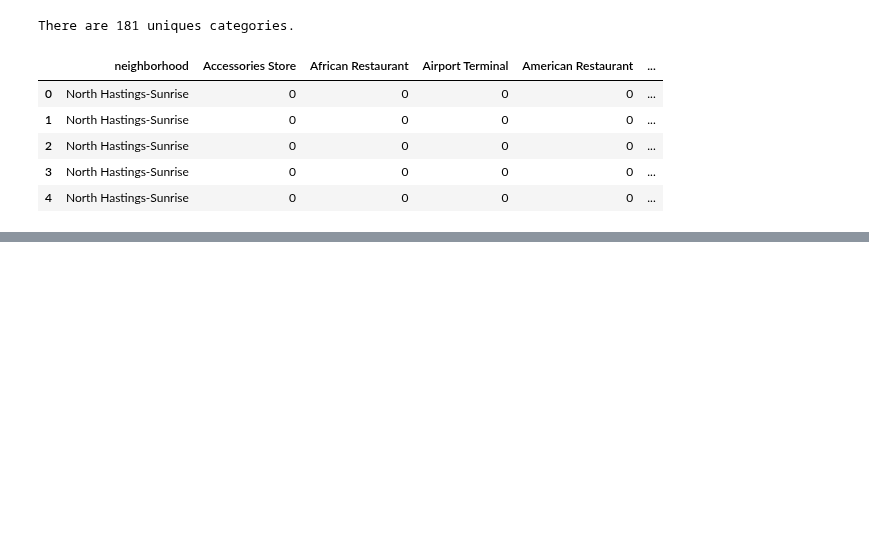
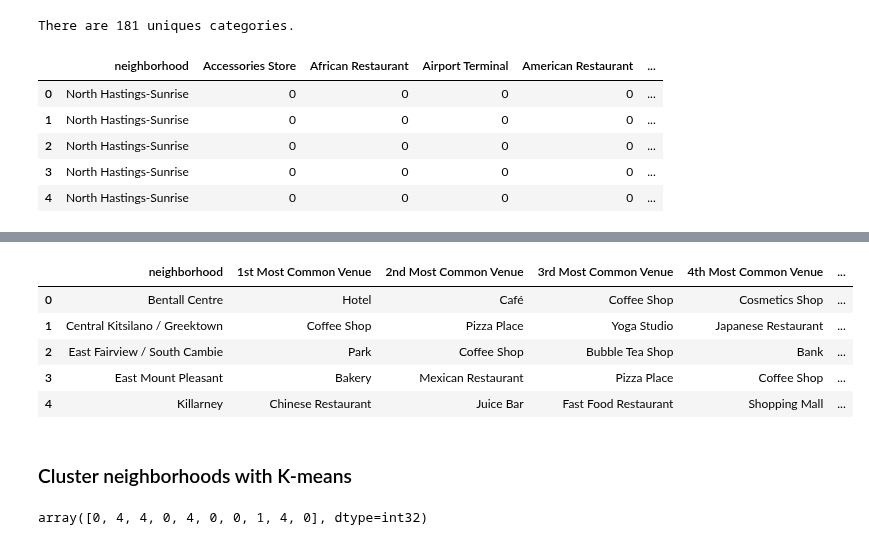
Before and after one commit to dprossi/Capstone_Project_IBM_Data_Science, a Jupyter notebook: Applied_Data_Science_Capstone_Project_Vancouver.ipynb, the cells around one changed output, grey strips where cells are left out. Saved outputs shown, nothing was run; the diff lists cells and outputs as text; code cells hidden in the pictures; blank space fills up the shorter version.

Commit message:
Published from Watson Studio.

```diff
--- a/Applied_Data_Science_Capstone_Project_Vancouver.ipynb
+++ b/Applied_Data_Science_Capstone_Project_Vancouver.ipynb
@@ -546,0 +578,12 @@ vancouver_onehot.head()
+# %%
+num_top_venues = 5
+
+for hood in vancouver_grouped['neighborhood']:
+    print("----"+hood+"----")
+    temp = vancouver_grouped[vancouver_grouped['neighborhood'] == hood].T.reset_index()
+    temp.columns = ['venue','freq']
+    temp = temp.iloc[1:]
+    temp['freq'] = temp['freq'].astype(float)
+    temp = temp.round({'freq': 2})
+    print(temp.sort_values('freq', ascending=False).reset_index(drop=True).head(num_top_venues))
+    print('\n')
@@ -546,0 +608,49 @@ vancouver_onehot.head()
+# %%
+def return_most_common_venues(row, num_top_venues):
+    row_categories = row.iloc[1:]
+    row_categories_sorted = row_categories.sort_values(ascending=False)
+
+    return row_categories_sorted.index.values[0:num_top_venues]
+# %%
+num_top_venues = 10
+
+indicators = ['st', 'nd', 'rd']
+
+# create columns according to number of top venues
+columns = ['neighborhood']
+for ind in np.arange(num_top_venues):
+    try:
+        columns.append('{}{} Most Common Venue'.format(ind+1, indicators[ind]))
+    except:
+        columns.append('{}th Most Common Venue'.format(ind+1))
+
+# create a new dataframe
+neighborhoods_venues_sorted = pd.DataFrame(columns=columns)
+neighborhoods_venues_sorted['neighborhood'] = vancouver_grouped['neighborhood']
+
+for ind in np.arange(vancouver_grouped.shape[0]):
+    neighborhoods_venues_sorted.iloc[ind, 1:] = return_most_common_venues(vancouver_grouped.iloc[ind, :], num_top_venues)
+
+neighborhoods_venues_sorted.head()
+# %% [output]
+|  | neighborhood | 1st Most Common Venue | 2nd Most Common Venue | 3rd Most Common Venue | 4th Most Common Venue | ... |
+| 0 | Bentall Centre | Hotel | Café | Coffee Shop | Cosmetics Shop | ... |
+| 1 | Central Kitsilano / Greektown | Coffee Shop | Pizza Place | Yoga Studio | Japanese Restaurant | ... |
+| 2 | East Fairview / South Cambie | Park | Coffee Shop | Bubble Tea Shop | Bank | ... |
+| 3 | East Mount Pleasant | Bakery | Mexican Restaurant | Pizza Place | Coffee Shop | ... |
+| 4 | Killarney | Chinese Restaurant | Juice Bar | Fast Food Restaurant | Shopping Mall | ... |
+# %% [markdown]
+### Cluster neighborhoods with K-means
+# %%
+# set number of clusters
+kclusters = 5
+
+vancouver_grouped_clustering = vancouver_grouped.drop('neighborhood', 1)
+
+# run k-means clustering
+kmeans = KMeans(n_clusters=kclusters, random_state=0).fit(vancouver_grouped_clustering)
+
+# check cluster labels generated for each row in the dataframe
+kmeans.labels_[0:10]
+# %% [output]
+array([0, 4, 4, 0, 4, 0, 0, 1, 4, 0], dtype=int32)
```
Also changed, not shown: parts of 5 cells of this notebook.
